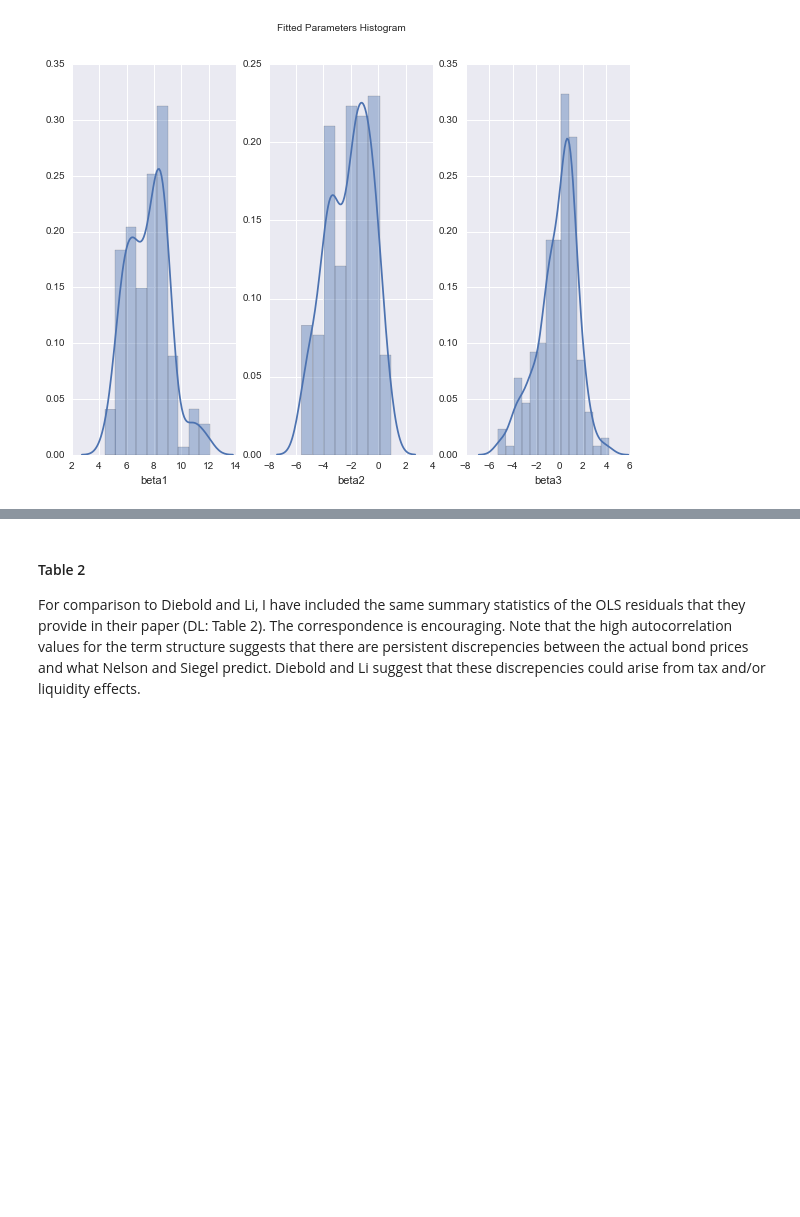
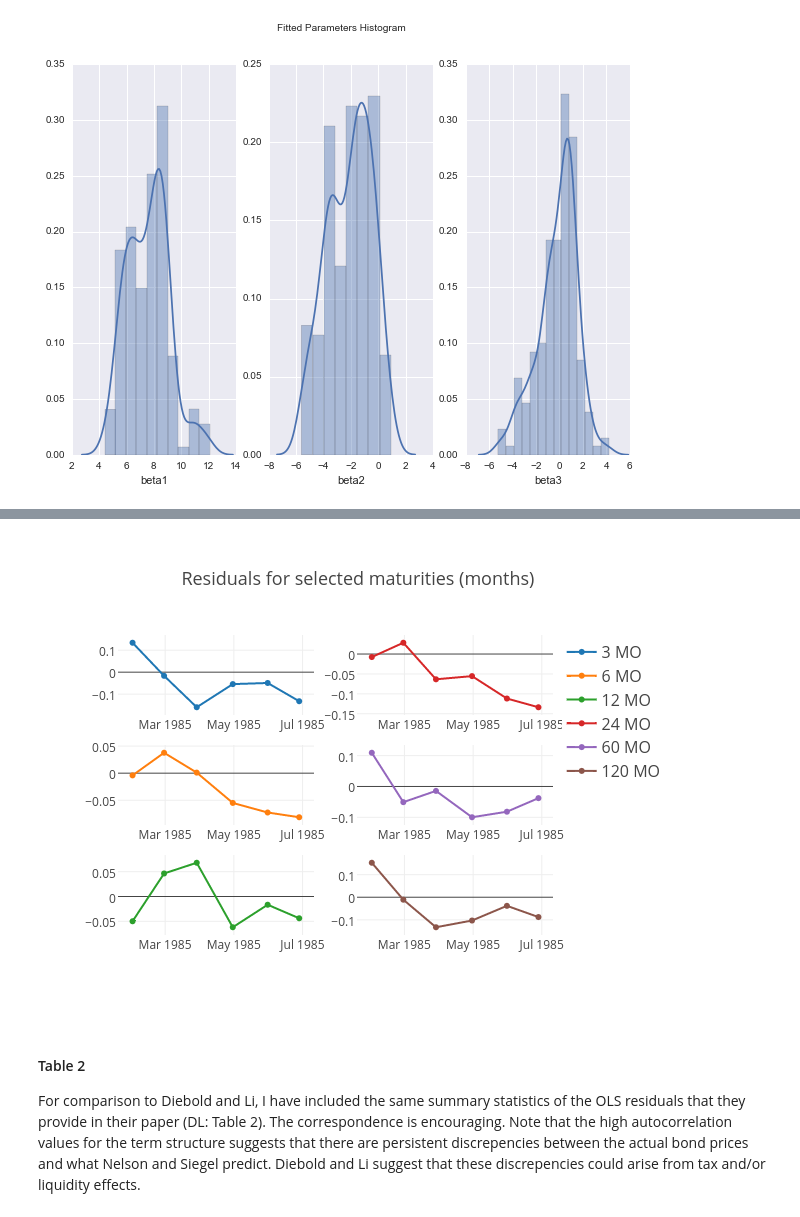
Before and after one commit to 1IfByLAN2IfByC/Diebold_BondYield, a Jupyter notebook: Diebold-Li Model.ipynb, the cells around one changed output, grey strips where cells are left out. Cells and saved outputs as stored; diff of their text form; code cells hidden in the pictures; blank space fills up the shorter version.

```diff
--- a/Diebold-Li Model.ipynb
+++ b/Diebold-Li Model.ipynb
@@ -179,5 +180,6 @@ using a non-integer number instead of an integer will result in an error in the
 [figure]
 # %%
 # Plot the residuals for some of the maturity dates
-DL.beta_resid(residuals)
+fig = DL.beta_resid(residuals)
+py.plotly.image.ishow(fig)
 # %% [output]
@@ -185,3 +186,4 @@ DL.beta_resid(residuals)
+[figure, added]
 # %% [markdown]
 #### Table 2
 For comparison to Diebold and Li, I have included the same summary statistics of the OLS residuals that they provide in their paper (DL: Table 2). The correspondence is encouraging. Note that the high autocorrelation values for the term structure suggests that there are persistent discrepencies between the actual bond prices and what Nelson and Siegel predict. Diebold and Li suggest that these discrepencies could arise from tax and/or liquidity effects.
```
Also changed, not shown: parts of 11 cells of this notebook, 3 other files.
